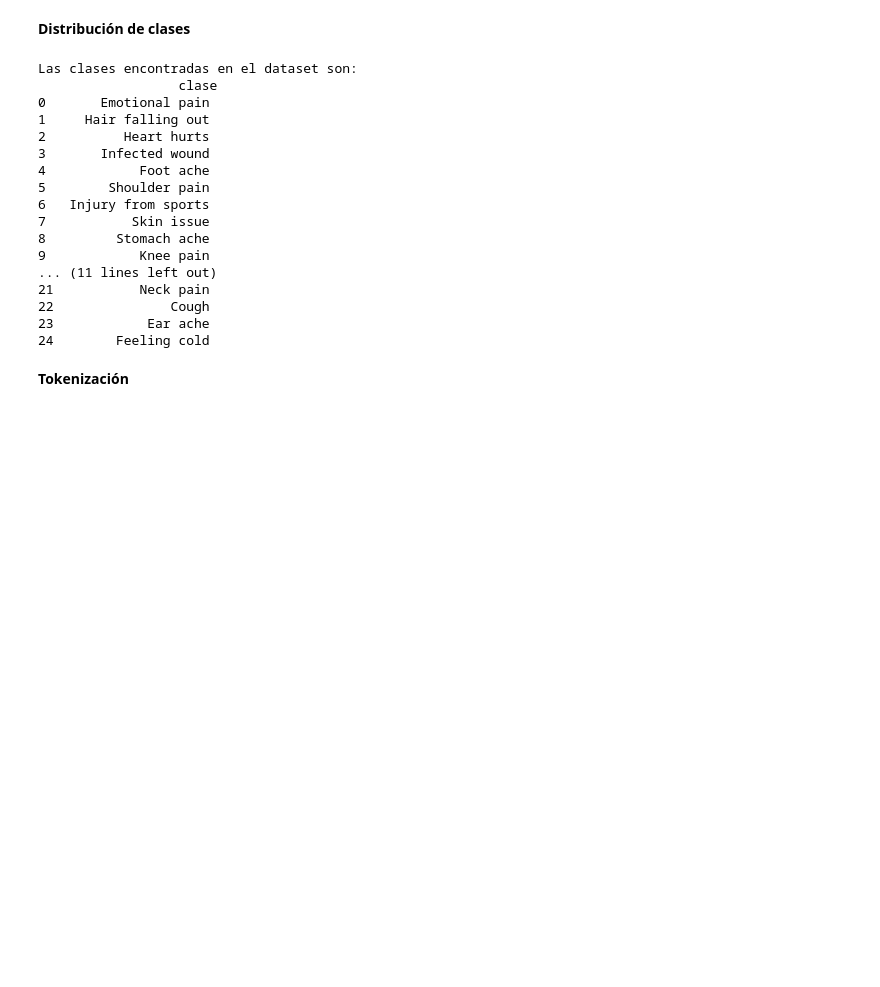
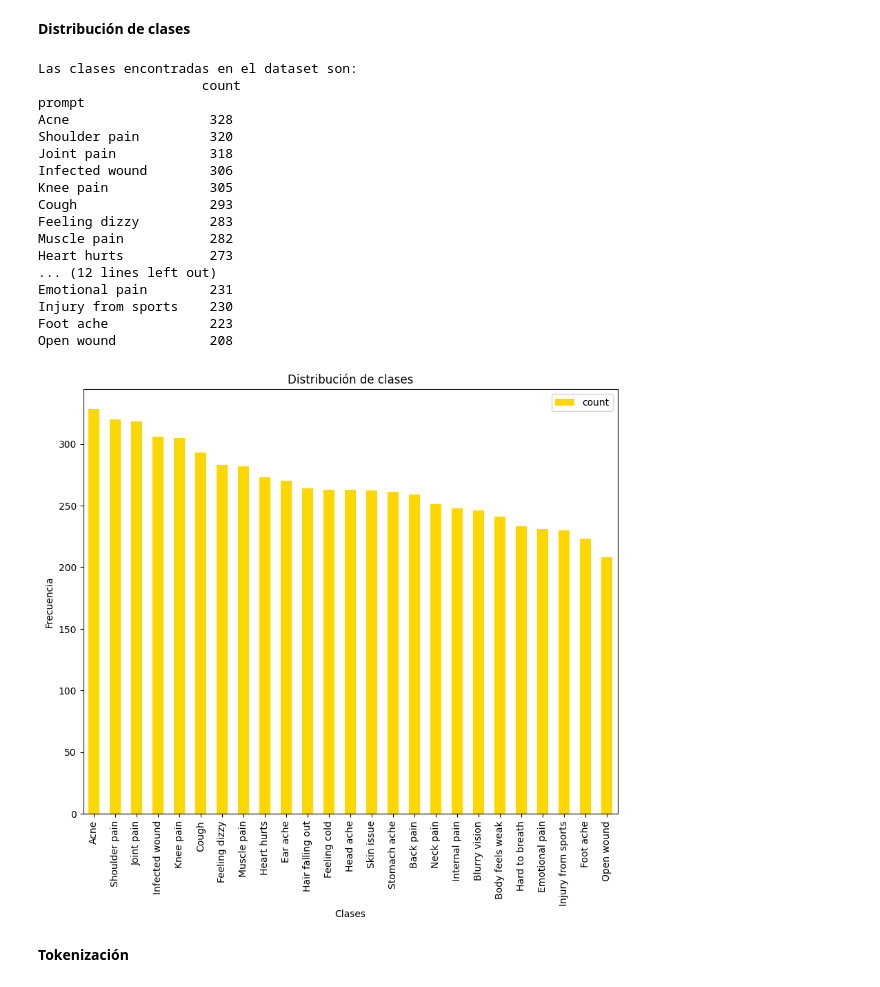
Before and after one commit to LailaBulh/Procesamiento_Lenguaje_Natural, a Jupyter notebook: Proyecto_Final_263166.ipynb, the cells around one changed output. Drawn from its saved outputs; the diff is of its cells as text; code cells hidden in the pictures; blank space fills up the shorter version.

```diff
--- a/Proyecto_Final_263166.ipynb
+++ b/Proyecto_Final_263166.ipynb
@@ -75,29 +77,40 @@ memory usage: 104.2+ KB
 # %%
 ### Clases de síntomas en el dataset
 
-clases  = dataset['prompt'].unique()
+clases = dataset['prompt'].value_counts()
 
-df_clases = pd.DataFrame(clases, columns=['clase'])
+df_clases = pd.DataFrame(clases)
 
 print('Las clases encontradas en el dataset son:\n', df_clases)
 # %% [output]
 Las clases encontradas en el dataset son:
-                  clase
-0       Emotional pain
-1     Hair falling out
-2          Heart hurts
-3       Infected wound
-4            Foot ache
-5        Shoulder pain
-6   Injury from sports
-7           Skin issue
-8         Stomach ache
-9            Knee pain
-... (11 lines left out)
-21           Neck pain
-22               Cough
-23            Ear ache
-24        Feeling cold
+                     count
+prompt
+Acne                  328
+Shoulder pain         320
+Joint pain            318
+Infected wound        306
+Knee pain             305
+Cough                 293
+Feeling dizzy         283
+Muscle pain           282
+Heart hurts           273
+... (12 lines left out)
+Emotional pain        231
+Injury from sports    230
+Foot ache             223
+Open wound            208
+# %%
+df_clases.plot(kind = 'bar', figsize = (10,8), color = ['gold'])
+
+plt.title('Distribución de clases')
+plt.xlabel('Clases')
+#plt.xticks(rotation = 25)
+plt.ylabel('Frecuencia')
+
+plt.show()
+# %% [output]
+[figure, added]
 # %% [markdown]
 **Tokenización**
 # %%
```
Also changed, not shown: parts of 4 cells of this notebook.
